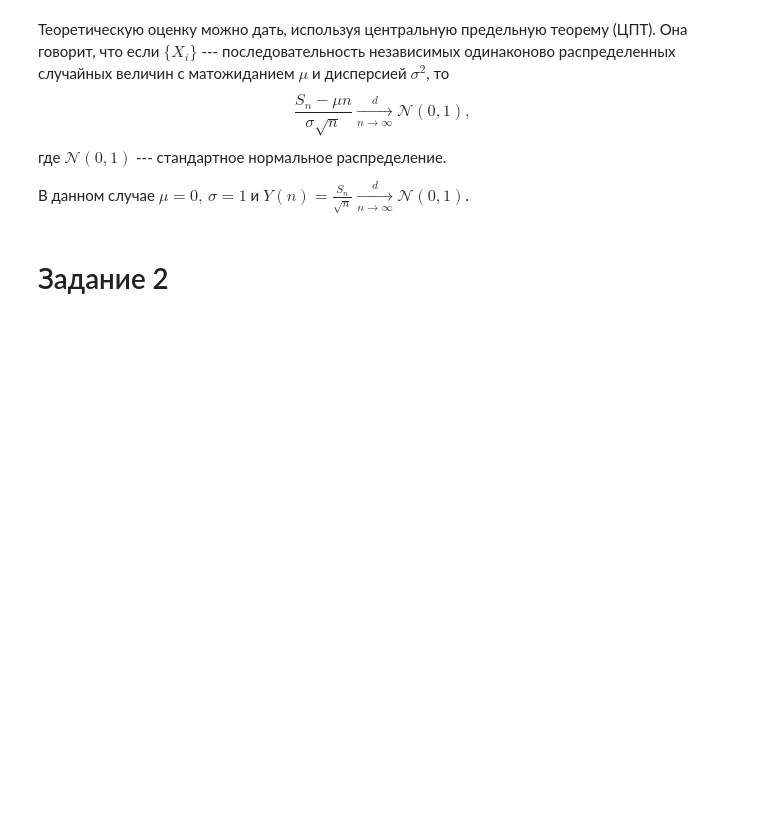
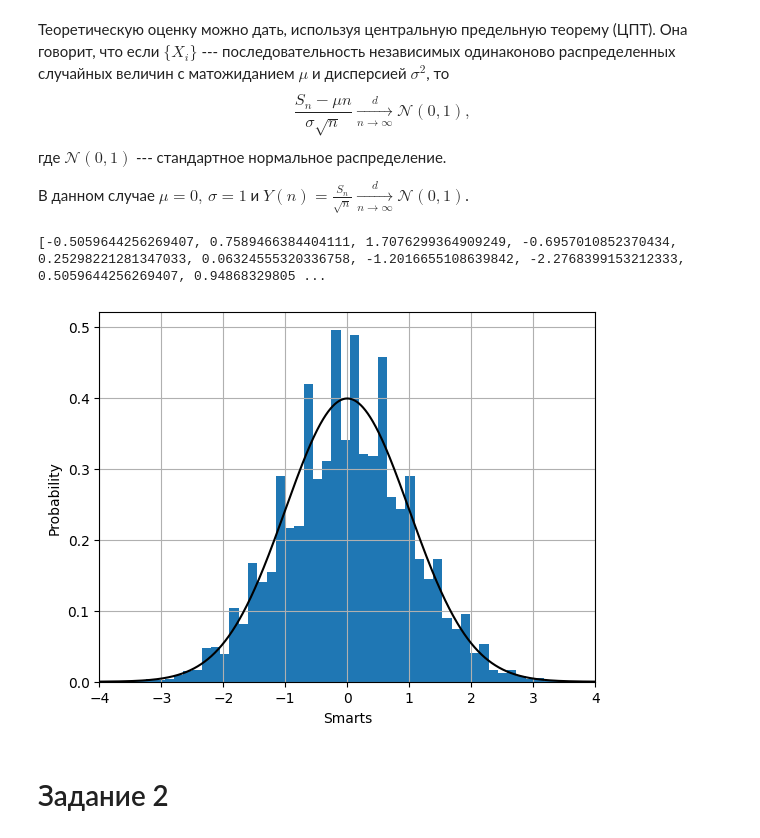
Before and after one commit to Taratin478478/practicum, a Jupyter notebook: semester_7/StochAn/stochastic__analysis_milovidov.ipynb, the cells around one changed output. Saved outputs shown, nothing was run; the diff lists cells and outputs as text; code cells hidden in the pictures; blank space fills up the shorter version.

```diff
--- a/semester_7/StochAn/stochastic__analysis_milovidov.ipynb
+++ b/semester_7/StochAn/stochastic__analysis_milovidov.ipynb
@@ -217,3 +223,28 @@ $$
+# %%
+S = []
+M = 10000
+for i in range(M):
+    p = 0.5
+    N = 1000
+    s = 0
+    for i in range(N):
+        r = 2*get_bernulli(0.5, (1, 1)) - 1
+        s += r
+    S.append((s / np.sqrt(N)).item())
+
+print(S)
+fig, ax = plt.subplots()
+n, bins, patches = ax.hist(S, 50, density=True)
+X = np.linspace(-4, 4, 1000)
+ax.plot(X, standart_normal_pdf(X), color='k')
+ax.set_xlabel('Smarts')
+ax.set_ylabel('Probability')
+ax.set_xlim([-4, 4])
+ax.grid(True)
+plt.show()
+# %% [output]
+[-0.5059644256269407, 0.7589466384404111, 1.7076299364909249, -0.6957010852370434, 0.25298221281347033, 0.06324555320336758, -1.2016655108639842, -2.2768399153212333, 0.5059644256269407, 0.94868329805 ...
+[figure, added]
 # %% [markdown]
 # Задание 2
 # %% [markdown]
```
Also changed, not shown: parts of 6 cells of this notebook, 3 other files.
